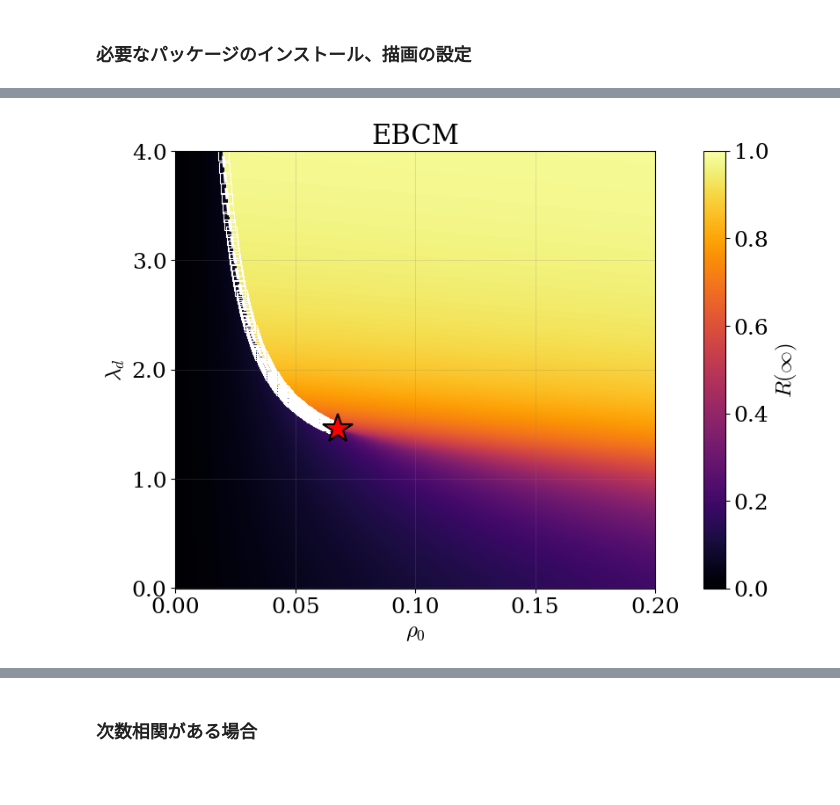
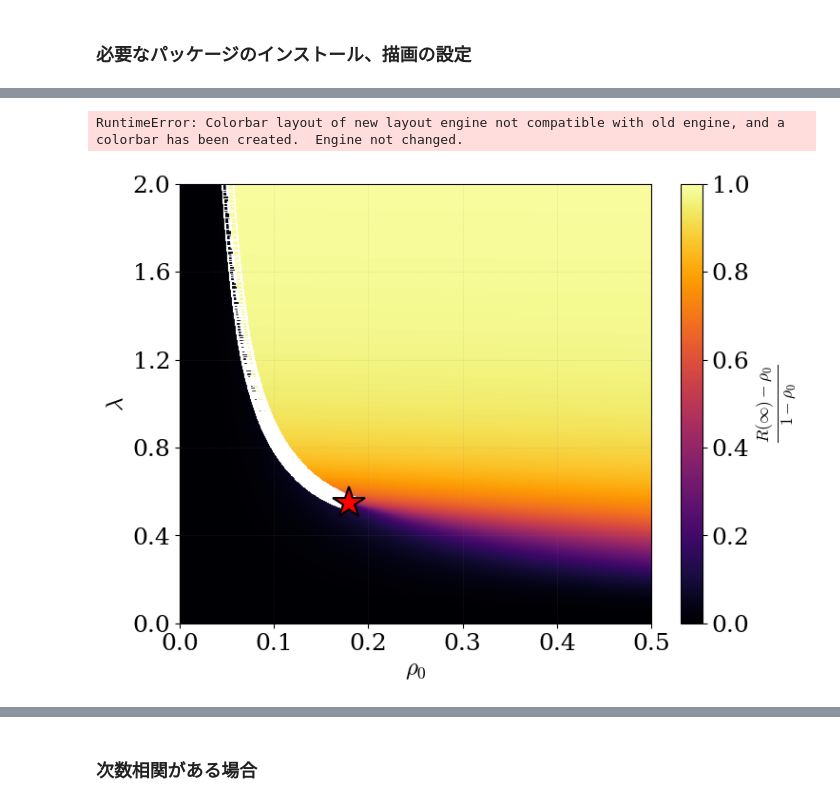
Before and after one commit to Kojirouuuu/directed-network-simulations, a Jupyter notebook: notebooks/directed-ebcm.ipynb, the cells around one changed output, grey strips where cells are left out. Drawn from its saved outputs; the diff is of its cells as text; code cells hidden in the pictures; blank space fills up the shorter version.

```diff
--- a/notebooks/directed-ebcm.ipynb
+++ b/notebooks/directed-ebcm.ipynb
@@ -45,14 +46,14 @@ plt.rcParams['grid.color'] = 'gray'  # グリッドの色を薄い灰色に設
 plt.rcParams['grid.linestyle'] = ':'  # グリッドを点線に設定
 plt.rcParams['grid.linewidth'] = 0.5  # グリッドの線幅を設定
 # %%
-show_N = 500_000 # 頂点数
+N = 500_000 # 頂点数
 kmin = 5
-kmax = 707
-kave = 12.00
+kmax = 1000
+kave = 12.70
 gamma = 2.5
 
 # 固定パラメータ
-batch_size = 16
+batch_size = 20
 mu = 1.0
 show_T = 3
 # %%
@@ -89,17 +90,16 @@ theory
 # %%
-pi_type = "Pow"
-ebcm_dir = os.path.abspath(os.path.join("..", "out", "ebcm", "pos-comparison", "directed-infty"))
-ebcm_path = os.path.join(ebcm_dir, f"{pi_type}", f"gamma={gamma:.2f}", f"kmin={kmin}", f"kmax={kmax}")
+pi_type = "Poi"
+ebcm_dir = os.path.abspath(os.path.join("..", "out", "ebcm", "directed-infty"))
+ebcm_path = os.path.join(ebcm_dir, f"{pi_type}", f"kdave={kave:.2f}")
 g = pd.read_csv(os.path.join(ebcm_path, "gd_zero.csv"))
 g = g.set_index(["T", "rho0", "lambda_d", "mu"]).to_xarray()
 theta_d_infty = g["theta_d"].squeeze()
 # %%
 df_all = pd.DataFrame()
 
-network_path = build_network_path(N=show_N, network_type="DirectedCMInPow", k_in_min=kmin, k_in_max=kmax, gamma=gamma)
-abst = "pos-comparison"
+network_path = build_network_path(N=N, network_type="DirectedCMOutPow", k_in_min=kmin, k_in_max=kmax, gamma=gamma, k_out_min=kmin, k_out_max=kmax)
+abst = "3-line"
 sim_path = os.path.abspath(os.path.join("..", "app", "out", "sar", f"{abst}", f"threshold={show_T}", network_path))
-print(f"output_path: {os.path.relpath(sim_path)}")
 
 for i in range(batch_size):
     index = f"{i:02d}"
@@ -112,5 +112,5 @@ for i in range(batch_size):
     df_all = pd.concat([df_all, df], ignore_index=True)
 
 sim = df_all.set_index(['T', 'itr', 'rho_0', 'lambda_d', 'lambda_u', 'mu']).to_xarray()
-sim_R = sim['R']
-sim_Phi = sim['Phi']
+sim_R = sim['R'] / N
+sim_Phi = sim['Phi'] / N
@@ -254,35 +233,42 @@ for rho0_idx, rho0 in enumerate(tqdm(ebcm_rho0_values)):
 # %%
 fig, ax = plt.subplots(1, 1, figsize=(8, 6), constrained_layout=True)
 
-p = g["R"].squeeze().T.plot(
+rho0_val = g["R"].coords["rho0"]
+
+p = (g["R"] - rho0_val) / (1 - rho0_val)
+p = p.squeeze().T.plot(
     ax=ax,
     cmap="inferno",
     vmin=0.0,
     vmax=1.0,
     add_colorbar=False
 )
 
 ax.plot(lambda_c_horizontal, lambda_c_vertical,
         linestyle="--", color="w", linewidth=2.5,
-        marker="s", markersize=8,
+        marker="", markersize=8,
         markerfacecolor="none", markeredgecolor="w",
         markeredgewidth=0.8)
 
 ax.plot(lambda_c2_horizontal, lambda_c2_vertical,
         linestyle="", marker="*", markersize=25,
         markerfacecolor="red", markeredgecolor="black",
         markeredgewidth=1.5)
 
-ax.grid(linestyle="-", alpha=0.3)
-ax.yaxis.set_major_locator(ticker.MultipleLocator(1))
+ax.grid(linestyle=":", alpha=0.3)
+ax.yaxis.set_major_locator(ticker.MultipleLocator(0.4))
 ax.yaxis.set_major_formatter(ticker.FormatStrFormatter("%.1f"))
 
-ax.set_xlim(0.0, 0.2)
-ax.set_title("EBCM")
+ax.set_xlim(0.0, 0.5)
+ax.set_ylim(0.0, 2.0)
 ax.set_xlabel(rf"$\rho_0$")
-ax.set_ylabel(rf"$\lambda_d$")
+ax.set_ylabel(rf"$\lambda$")
+ax.set_title("")
 
-fig.colorbar(p, ax=ax, label=rf"$R(\infty)$")
+fig.colorbar(p, ax=ax, label=rf"$\frac{{R(\infty) - \rho_0}}{{1 - \rho_0}}$")
+plt.tight_layout()
+plt.savefig("fig/map.png", dpi=300)
 plt.show()
 # %% [output]
+RuntimeError: Colorbar layout of new layout engine not compatible with old engine, and a colorbar has been created.  Engine not changed.
-[figure, old version]
+[figure, new version]
```
Also changed, not shown: parts of 10 cells of this notebook, 2 other files.
